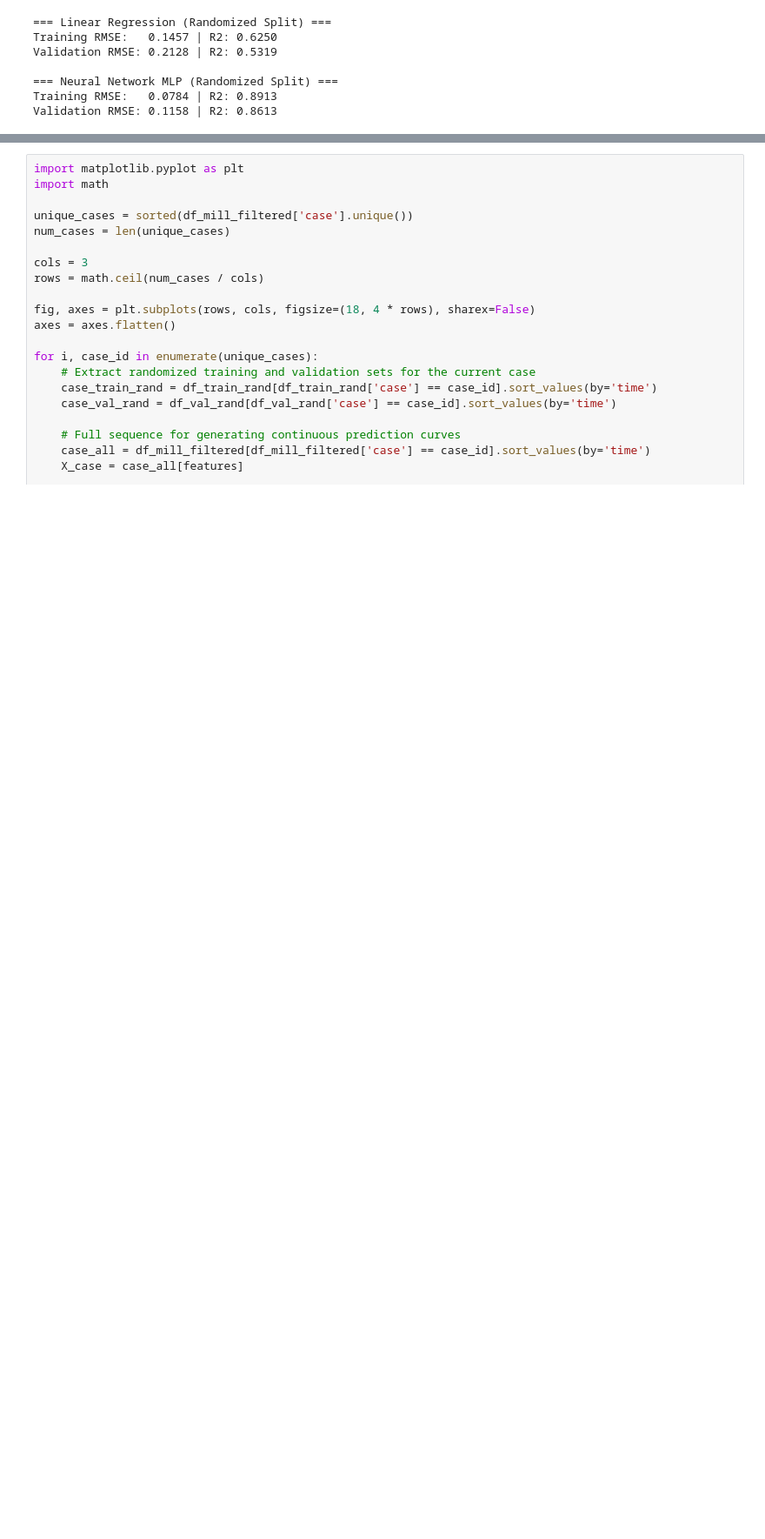
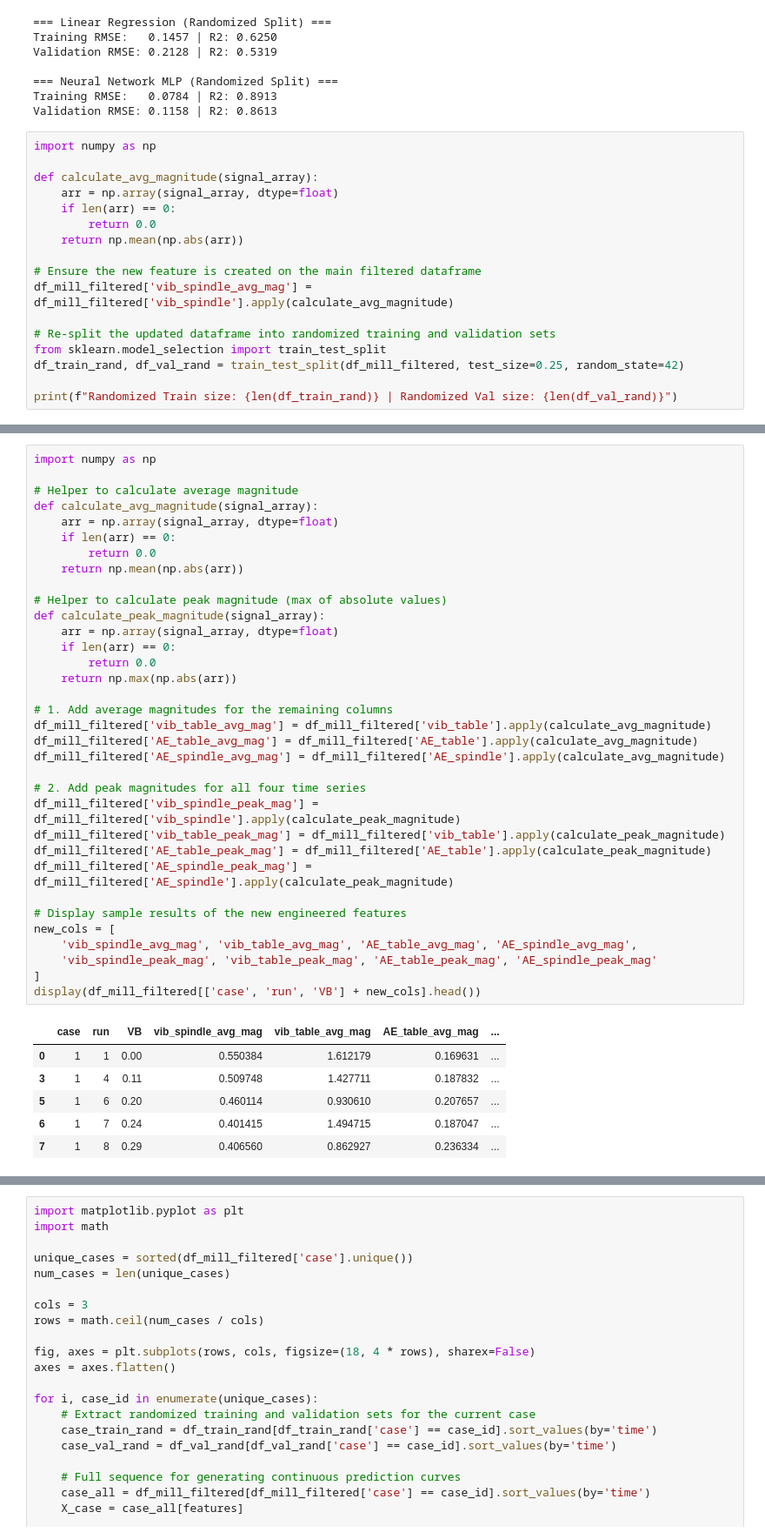
Before and after one commit to nmet0002/NathanMetcalfe_MMA3001_project, a Jupyter notebook: Testing/2_mill_modelling_exploration.ipynb, the cells around one changed output, grey strips where cells are left out. Shown at 87% size. Saved outputs shown, nothing was run; the diff lists cells and outputs as text; blank space fills up the shorter version.

Commit message:
Added average time series values to models

```diff
--- a/Testing/2_mill_modelling_exploration.ipynb
+++ b/Testing/2_mill_modelling_exploration.ipynb
@@ -623,3 +685,20 @@ Validation RMSE: 0.2128 | R2: 0.5319
 === Neural Network MLP (Randomized Split) ===
 Training RMSE:   0.0784 | R2: 0.8913
 Validation RMSE: 0.1158 | R2: 0.8613
+# %%
+import numpy as np
+
+def calculate_avg_magnitude(signal_array):
+    arr = np.array(signal_array, dtype=float)
+    if len(arr) == 0:
+        return 0.0
+    return np.mean(np.abs(arr))
+
+# Ensure the new feature is created on the main filtered dataframe
+df_mill_filtered['vib_spindle_avg_mag'] = df_mill_filtered['vib_spindle'].apply(calculate_avg_magnitude)
+
+# Re-split the updated dataframe into randomized training and validation sets
+from sklearn.model_selection import train_test_split
+df_train_rand, df_val_rand = train_test_split(df_mill_filtered, test_size=0.25, random_state=42)
+
+print(f"Randomized Train size: {len(df_train_rand)} | Randomized Val size: {len(df_val_rand)}")
@@ -625,0 +765,41 @@ Validation RMSE: 0.1158 | R2: 0.8613
+# %%
+import numpy as np
+
+# Helper to calculate average magnitude
+def calculate_avg_magnitude(signal_array):
+    arr = np.array(signal_array, dtype=float)
+    if len(arr) == 0:
+        return 0.0
+    return np.mean(np.abs(arr))
+
+# Helper to calculate peak magnitude (max of absolute values)
+def calculate_peak_magnitude(signal_array):
+    arr = np.array(signal_array, dtype=float)
+    if len(arr) == 0:
+        return 0.0
+    return np.max(np.abs(arr))
+
+# 1. Add average magnitudes for the remaining columns
+df_mill_filtered['vib_table_avg_mag'] = df_mill_filtered['vib_table'].apply(calculate_avg_magnitude)
+df_mill_filtered['AE_table_avg_mag'] = df_mill_filtered['AE_table'].apply(calculate_avg_magnitude)
+df_mill_filtered['AE_spindle_avg_mag'] = df_mill_filtered['AE_spindle'].apply(calculate_avg_magnitude)
+
+# 2. Add peak magnitudes for all four time series
+df_mill_filtered['vib_spindle_peak_mag'] = df_mill_filtered['vib_spindle'].apply(calculate_peak_magnitude)
+df_mill_filtered['vib_table_peak_mag'] = df_mill_filtered['vib_table'].apply(calculate_peak_magnitude)
+df_mill_filtered['AE_table_peak_mag'] = df_mill_filtered['AE_table'].apply(calculate_peak_magnitude)
+df_mill_filtered['AE_spindle_peak_mag'] = df_mill_filtered['AE_spindle'].apply(calculate_peak_magnitude)
+
+# Display sample results of the new engineered features
+new_cols = [
+    'vib_spindle_avg_mag', 'vib_table_avg_mag', 'AE_table_avg_mag', 'AE_spindle_avg_mag',
+    'vib_spindle_peak_mag', 'vib_table_peak_mag', 'AE_table_peak_mag', 'AE_spindle_peak_mag'
+]
+display(df_mill_filtered[['case', 'run', 'VB'] + new_cols].head())
+# %% [output]
+|  | case | run | VB | vib_spindle_avg_mag | vib_table_avg_mag | AE_table_avg_mag | ... |
+| 0 | 1 | 1 | 0.00 | 0.550384 | 1.612179 | 0.169631 | ... |
+| 3 | 1 | 4 | 0.11 | 0.509748 | 1.427711 | 0.187832 | ... |
+| 5 | 1 | 6 | 0.20 | 0.460114 | 0.930610 | 0.207657 | ... |
+| 6 | 1 | 7 | 0.24 | 0.401415 | 1.494715 | 0.187047 | ... |
+| 7 | 1 | 8 | 0.29 | 0.406560 | 0.862927 | 0.236334 | ... |
```
Also changed, not shown: parts of 18 cells of this notebook.
